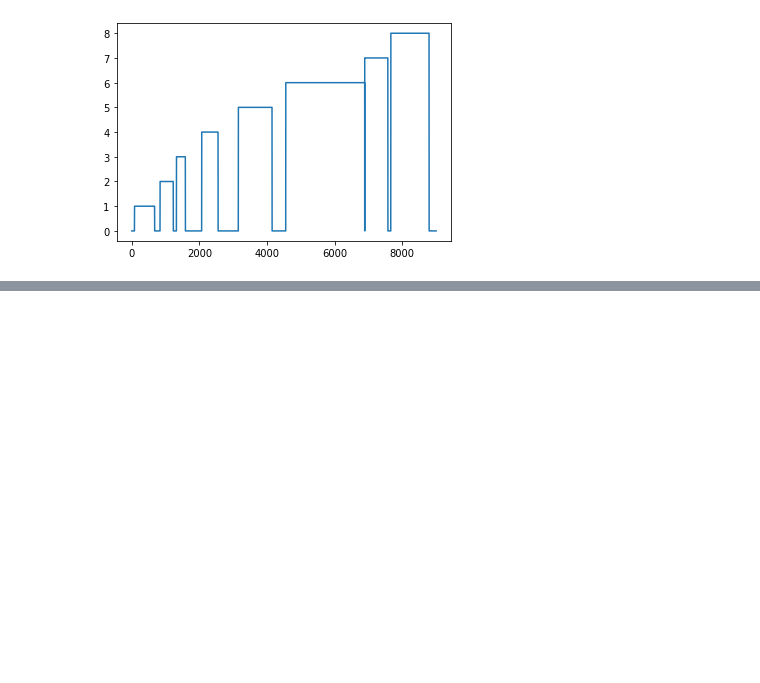
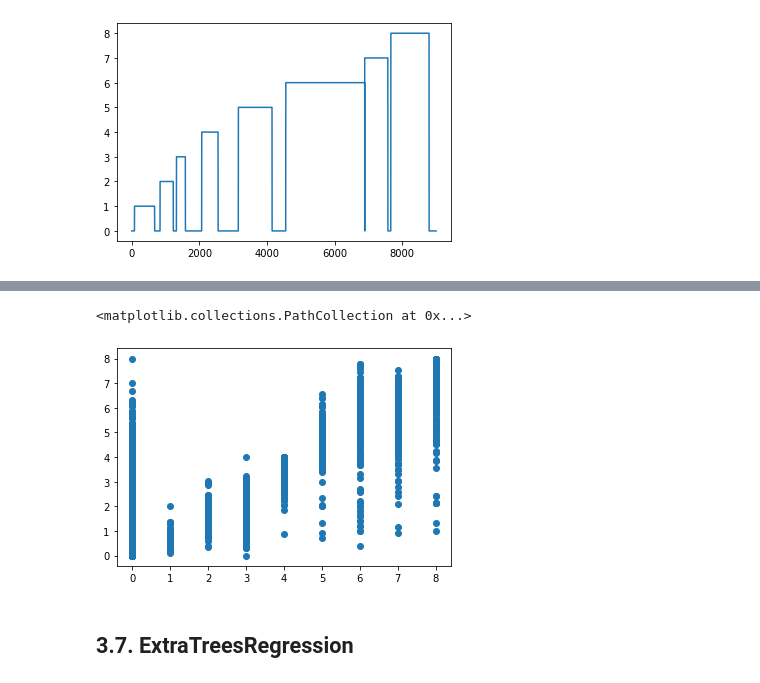
Before and after one commit to EliseCabrerizo/Python2020, a Jupyter notebook: Projet_PPG-CABRERIZO_Elise.ipynb, the cells around one changed output, grey strips where cells are left out. Cells and saved outputs as stored; diff of their text form; code cells hidden in the pictures; blank space fills up the shorter version.

```diff
--- a/Projet_PPG-CABRERIZO_Elise.ipynb
+++ b/Projet_PPG-CABRERIZO_Elise.ipynb
@@ -157,0 +431,5 @@ NameError: name 'range' is not defined
+# %%
+hyperparametres = { 'n_estimators':30 }
+algorithme = RandomForestRegressor(**hyperparametres)
+score = get_score(algorithme, X_train, X_test, y_train, y_test)
+performances[algorithme] = score
@@ -157,0 +446,7 @@ NameError: name 'range' is not defined
+# %%
+plt.scatter(x=y_test, y=algorithme.predict(X_test))
+# %% [output]
+<matplotlib.collections.PathCollection at 0x...>
+[figure, added]
+# %% [markdown]
+## 3.7. ExtraTreesRegression
```
Also changed, not shown: parts of 65 cells of this notebook.
